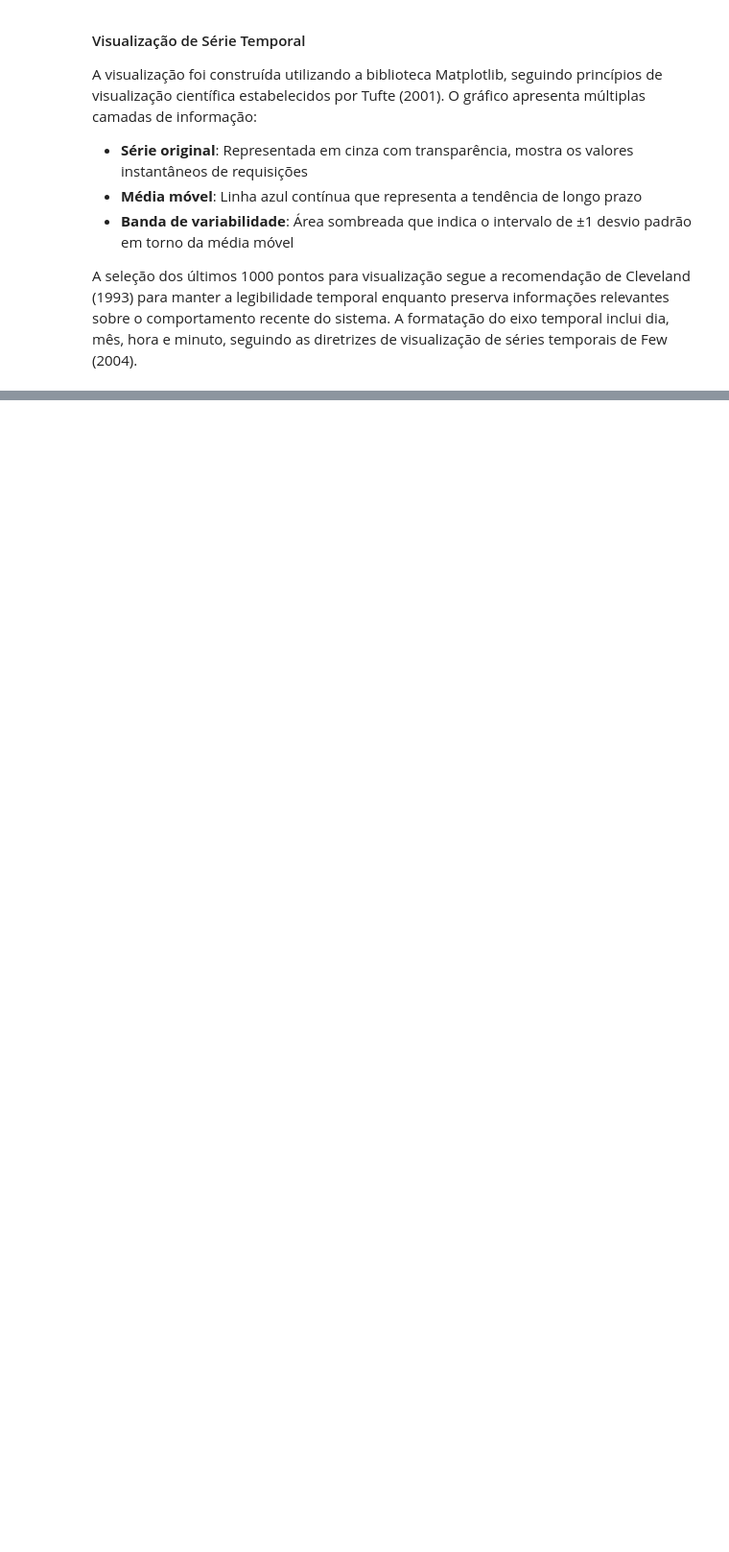
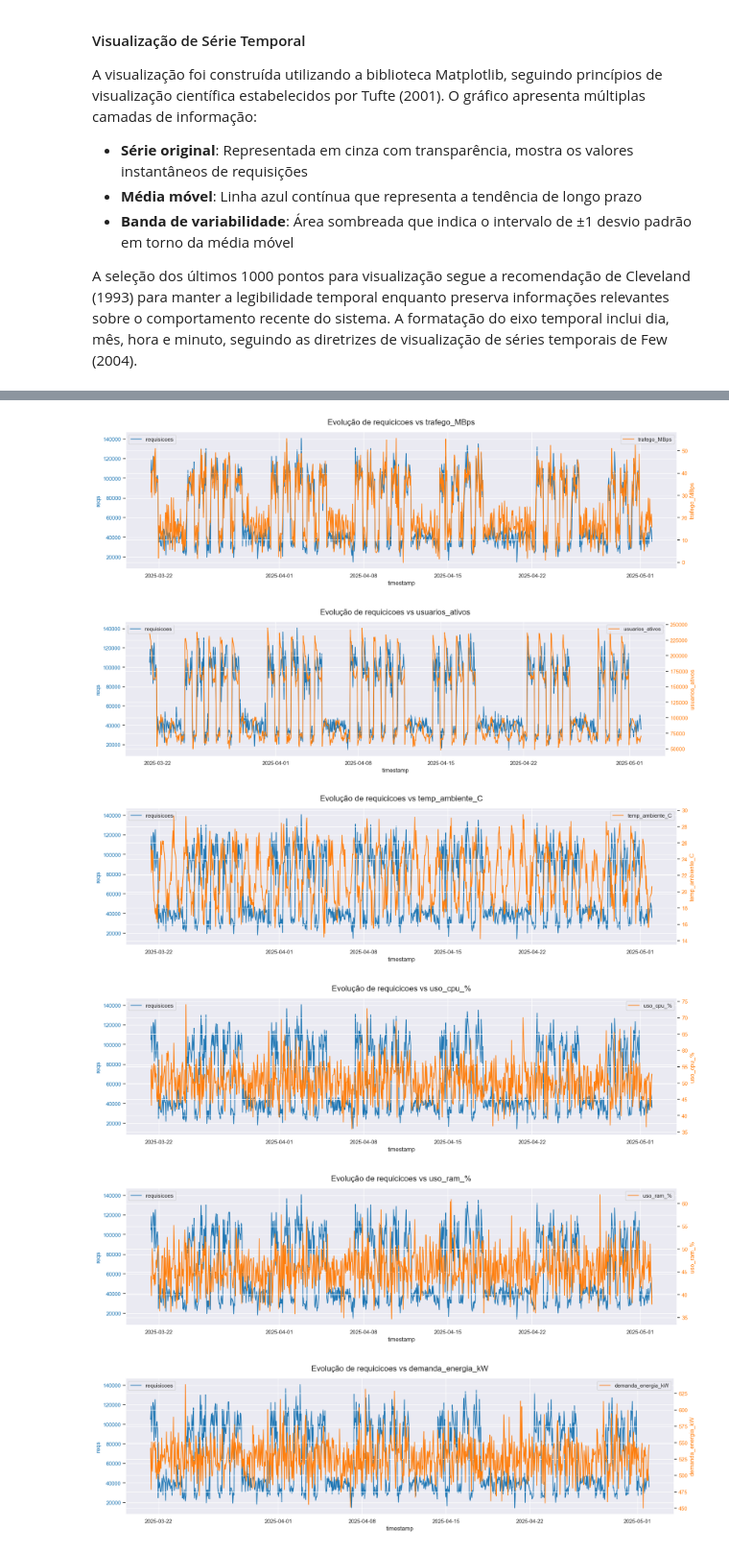
Before and after one commit to VKLac/-MAI5003-G1_Prob_Estatistica, a Jupyter notebook: 3-analise-exploratoria.ipynb, the cells around one changed output, grey strips where cells are left out. Shown at 96% size. Drawn from its saved outputs; the diff is of its cells as text; code cells hidden in the pictures; blank space fills up the shorter version.

```diff
--- a/3-analise-exploratoria.ipynb
+++ b/3-analise-exploratoria.ipynb
@@ -314,0 +352,32 @@ As áreas sombreadas indicam o intervalo de variação esperada para as requisi
+# %%
+
+# Ver como a variável alvo se comporta com as outras variáveis
+features = ["trafego_MBps","usuarios_ativos","temp_ambiente_C","uso_cpu_%","uso_ram_%","demanda_energia_kW","pressao_resfriamento_bar","consumo_agua_m3"]
+
+for feature in features:
+    fig, ax1 = plt.subplots(figsize=(20, 5))
+
+    # primeiro eixo (requisicoes)
+    sns.lineplot(data=df_last_1000, x="timestamp", y="requisicoes", ax=ax1, color="tab:blue", label="requisicoes")
+    ax1.set_ylabel("reqs", color="tab:blue")
+    ax1.tick_params(axis="y", labelcolor="tab:blue")
+
+    # segundo eixo (feature atual)
+    ax2 = ax1.twinx()
+    sns.lineplot(data=df_last_1000, x="timestamp", y=feature, ax=ax2, color="tab:orange", label=feature)
+    ax2.set_ylabel(feature, color="tab:orange")
+    ax2.tick_params(axis="y", labelcolor="tab:orange")
+
+    # título e legendas
+    plt.title(f"Evolução de requicicoes vs {feature}", fontsize=16, pad=15)
+    ax1.legend(loc="upper left")
+    ax2.legend(loc="upper right")
+
+    plt.show()
+# %% [output]
+[figure, added]
+[figure, added]
+[figure, added]
+[figure, added]
+[figure, added]
+[figure, added]
```
Also changed, not shown: parts of 15 cells of this notebook.
